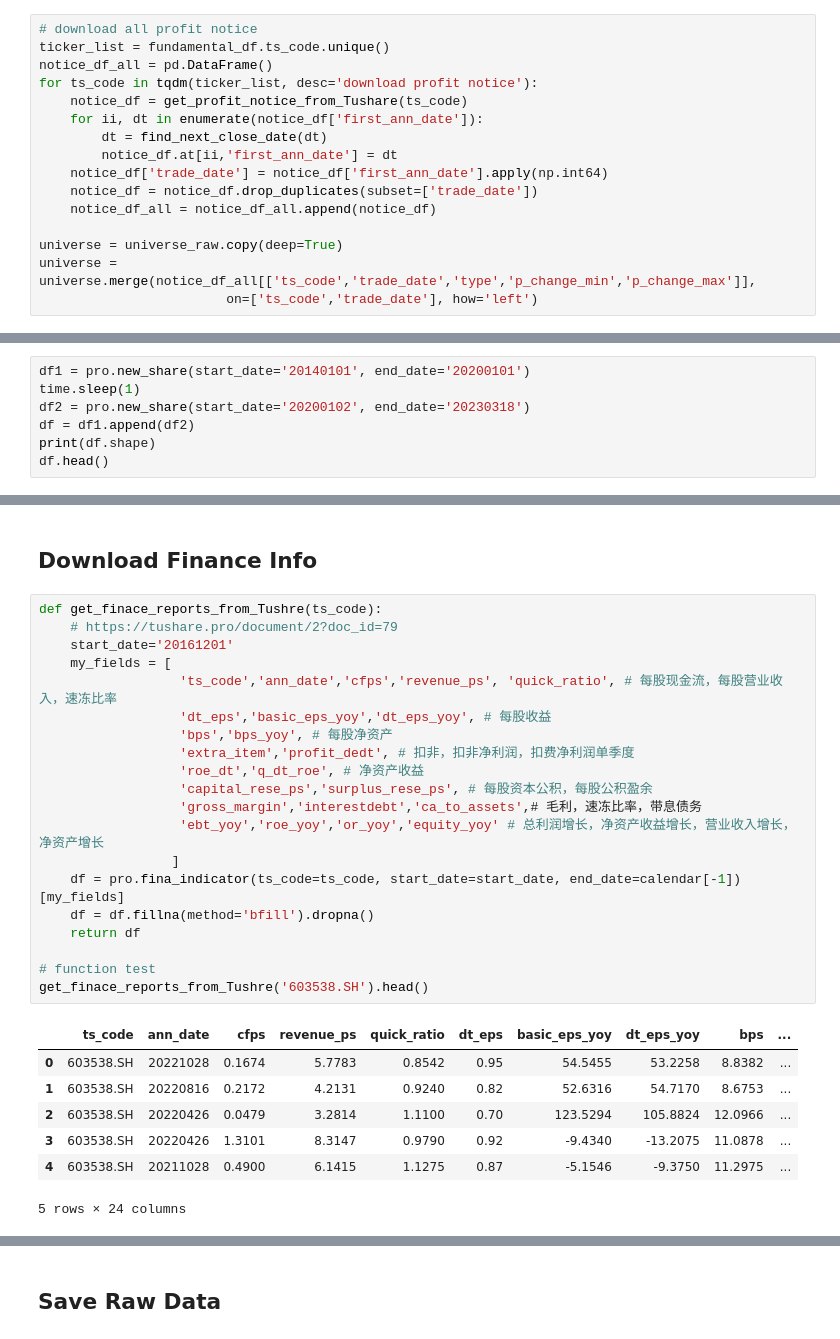
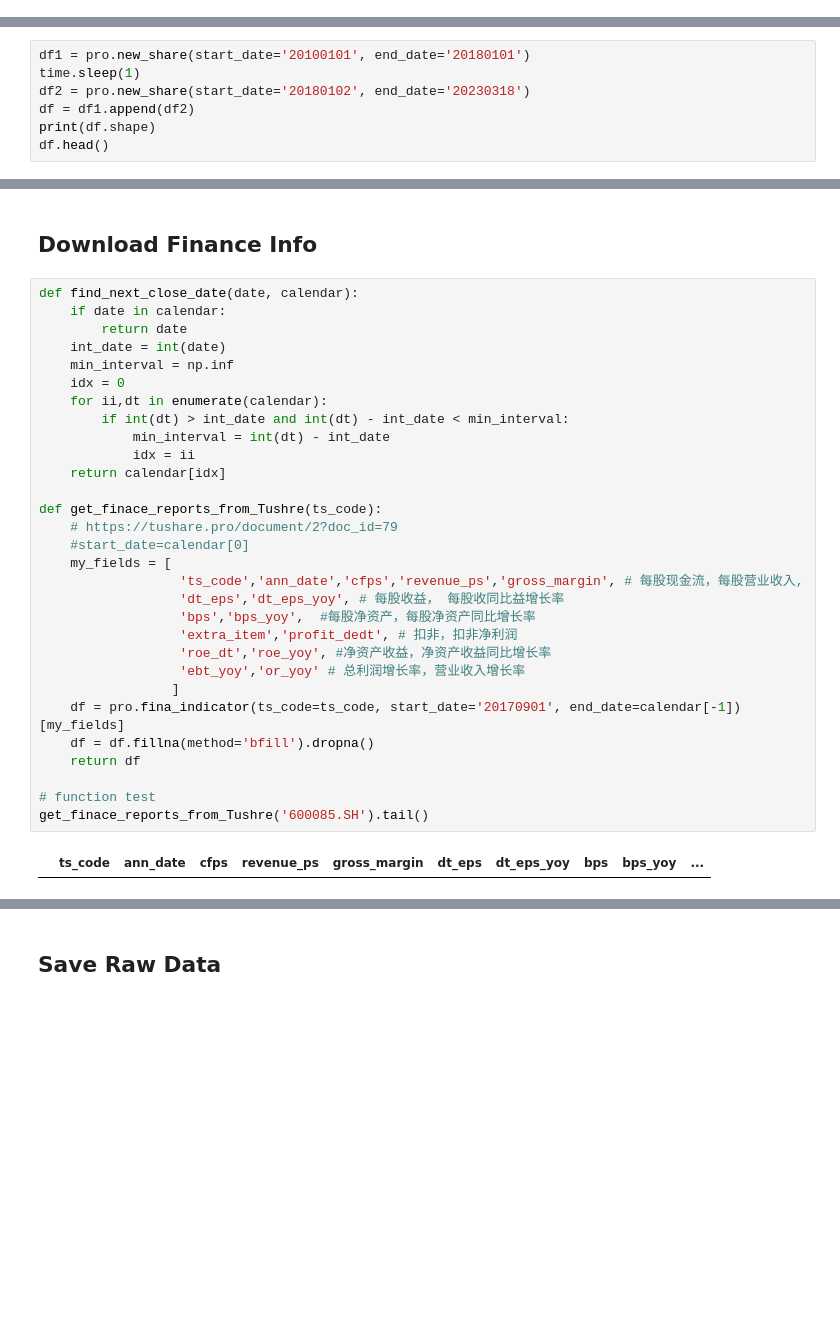
Before and after one commit to JiaRuiming-1/AI-Trading, a Jupyter notebook: P7_Backtesting/DownLoad_from_Tushare.ipynb, the cells around one changed output, grey strips where cells are left out. Drawn from its saved outputs; the diff is of its cells as text; blank space fills up the shorter version.

```diff
--- a/P7_Backtesting/DownLoad_from_Tushare.ipynb
+++ b/P7_Backtesting/DownLoad_from_Tushare.ipynb
@@ -269,16 +269,0 @@ get_profit_notice_from_Tushare('603538.SH')
-# %%
-# download all profit notice
-ticker_list = fundamental_df.ts_code.unique()
-notice_df_all = pd.DataFrame()
-for ts_code in tqdm(ticker_list, desc='download profit notice'):
-    notice_df = get_profit_notice_from_Tushare(ts_code)
-    for ii, dt in enumerate(notice_df['first_ann_date']):
-        dt = find_next_close_date(dt)
-        notice_df.at[ii,'first_ann_date'] = dt
-    notice_df['trade_date'] = notice_df['first_ann_date'].apply(np.int64)
-    notice_df = notice_df.drop_duplicates(subset=['trade_date'])
-    notice_df_all = notice_df_all.append(notice_df)
-
-universe = universe_raw.copy(deep=True)
-universe = universe.merge(notice_df_all[['ts_code','trade_date','type','p_change_min','p_change_max']],
-                        on=['ts_code','trade_date'], how='left')
@@ -302,7 +316,7 @@ for key in type_dict.keys():
 # %%
-df1 = pro.new_share(start_date='20140101', end_date='20200101')
+df1 = pro.new_share(start_date='20100101', end_date='20180101')
 time.sleep(1)
-df2 = pro.new_share(start_date='20200102', end_date='20230318')
+df2 = pro.new_share(start_date='20180102', end_date='20230318')
 df = df1.append(df2)
 print(df.shape)
 df.head()
@@ -332,32 +356,36 @@ universe_raw = universe
 # %% [markdown]
 ## Download Finance Info
 # %%
+def find_next_close_date(date, calendar):
+    if date in calendar:
+        return date
+    int_date = int(date)
+    min_interval = np.inf
+    idx = 0
+    for ii,dt in enumerate(calendar):
+        if int(dt) > int_date and int(dt) - int_date < min_interval:
+            min_interval = int(dt) - int_date
+            idx = ii
+    return calendar[idx]
+
 def get_finace_reports_from_Tushre(ts_code):
     # https://tushare.pro/document/2?doc_id=79
-    start_date='20161201'
+    #start_date=calendar[0]
     my_fields = [
-                  'ts_code','ann_date','cfps','revenue_ps', 'quick_ratio', # 每股现金流，每股营业收入，速冻比率
-                  'dt_eps','basic_eps_yoy','dt_eps_yoy', # 每股收益
-                  'bps','bps_yoy', # 每股净资产
-                  'extra_item','profit_dedt', # 扣非，扣非净利润，扣费净利润单季度
-                  'roe_dt','q_dt_roe', # 净资产收益
-                  'capital_rese_ps','surplus_rese_ps', # 每股资本公积，每股公积盈余
-                  'gross_margin','interestdebt','ca_to_assets',# 毛利，速冻比率，带息债务
-                  'ebt_yoy','roe_yoy','or_yoy','equity_yoy' # 总利润增长，净资产收益增长，营业收入增长，净资产增长
+                  'ts_code','ann_date','cfps','revenue_ps','gross_margin', # 每股现金流，每股营业收入,
+                  'dt_eps','dt_eps_yoy', # 每股收益， 每股收同比益增长率
+                  'bps','bps_yoy',  #每股净资产，每股净资产同比增长率
+                  'extra_item','profit_dedt', # 扣非，扣非净利润
+                  'roe_dt','roe_yoy', #净资产收益，净资产收益同比增长率
+                  'ebt_yoy','or_yoy' # 总利润增长率，营业收入增长率
                  ]
-    df = pro.fina_indicator(ts_code=ts_code, start_date=start_date, end_date=calendar[-1])[my_fields]
+    df = pro.fina_indicator(ts_code=ts_code, start_date='20170901', end_date=calendar[-1])[my_fields]
     df = df.fillna(method='bfill').dropna()
     return df
 
 # function test
-get_finace_reports_from_Tushre('603538.SH').head()
+get_finace_reports_from_Tushre('600085.SH').tail()
 # %% [output]
-|  | ts_code | ann_date | cfps | revenue_ps | quick_ratio | dt_eps | basic_eps_yoy | dt_eps_yoy | bps | ... |
-| 0 | 603538.SH | 20221028 | 0.1674 | 5.7783 | 0.8542 | 0.95 | 54.5455 | 53.2258 | 8.8382 | ... |
-| 1 | 603538.SH | 20220816 | 0.2172 | 4.2131 | 0.9240 | 0.82 | 52.6316 | 54.7170 | 8.6753 | ... |
-| 2 | 603538.SH | 20220426 | 0.0479 | 3.2814 | 1.1100 | 0.70 | 123.5294 | 105.8824 | 12.0966 | ... |
-| 3 | 603538.SH | 20220426 | 1.3101 | 8.3147 | 0.9790 | 0.92 | -9.4340 | -13.2075 | 11.0878 | ... |
-| 4 | 603538.SH | 20211028 | 0.4900 | 6.1415 | 1.1275 | 0.87 | -5.1546 | -9.3750 | 11.2975 | ... |
+|  | ts_code | ann_date | cfps | revenue_ps | gross_margin | dt_eps | dt_eps_yoy | bps | bps_yoy | ... |
-5 rows × 24 columns
 # %%
 # download all profit notice
```
Also changed, not shown: parts of 47 cells of this notebook.
